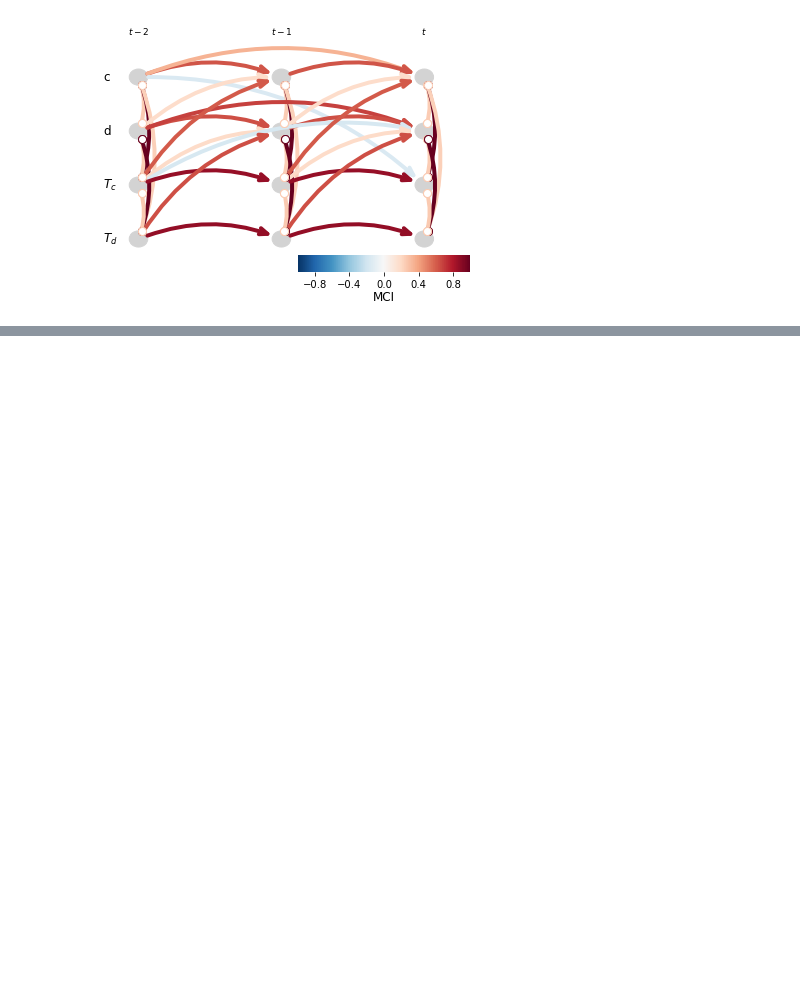
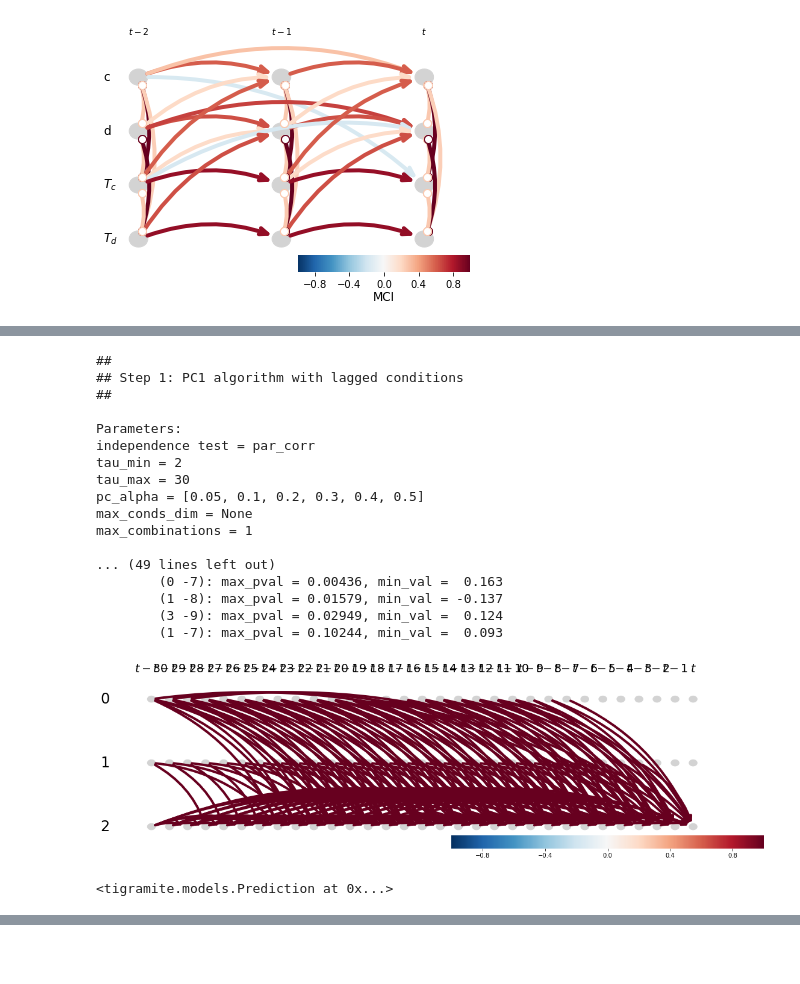
Before and after one commit to keli95566/explore_tigramite, a Jupyter notebook: jupyter_notebooks/01.kl_covid_open_data_epidemiology.ipynb, the cells around one changed output, grey strips where cells are left out. Cells and saved outputs as stored; diff of their text form; code cells hidden in the pictures; blank space fills up the shorter version.

```diff
--- a/jupyter_notebooks/01.kl_covid_open_data_epidemiology.ipynb
+++ b/jupyter_notebooks/01.kl_covid_open_data_epidemiology.ipynb
@@ -194,0 +267,52 @@ tp.plot_time_series_graph(
+# %%
+tau_max = 30
+steps_ahead = 2
+target = 2
+
+all_predictors = pred.get_predictors(
+                  selected_targets=[target],
+                  steps_ahead=steps_ahead,
+                  tau_max=tau_max,
+                  pc_alpha=None
+                  )
+link_matrix = np.zeros((N, N, tau_max + 1), dtype='bool')
+for j in [target]:
+    for p in all_predictors[j]:
+        link_matrix[p[0], j, abs(p[1])] = 1
+
+# Plot time series graph
+tp.plot_time_series_graph(
+    figsize=(18, 5),
+    node_size=0.05,
+    node_aspect=.3,
+    val_matrix=np.ones(link_matrix.shape),
+    link_matrix=link_matrix,
+    var_names=None,
+    link_colorbar_label='',
+    label_fontsize=24
+    ); plt.show()
+# %% [output]
+##
+## Step 1: PC1 algorithm with lagged conditions
+##
+
+Parameters:
+independence test = par_corr
+tau_min = 2
+tau_max = 30
+pc_alpha = [0.05, 0.1, 0.2, 0.3, 0.4, 0.5]
+max_conds_dim = None
+max_combinations = 1
+
+... (49 lines left out)
+        (0 -7): max_pval = 0.00436, min_val =  0.163
+        (1 -8): max_pval = 0.01579, min_val = -0.137
+        (3 -9): max_pval = 0.02949, min_val =  0.124
+        (1 -7): max_pval = 0.10244, min_val =  0.093
+[figure, added]
+# %%
+pred.fit(target_predictors=all_predictors,
+                selected_targets=[target],
+                    tau_max=tau_max)
+# %% [output]
+<tigramite.models.Prediction at 0x...>
```
Also changed, not shown: parts of 13 cells of this notebook, 2 other files.
